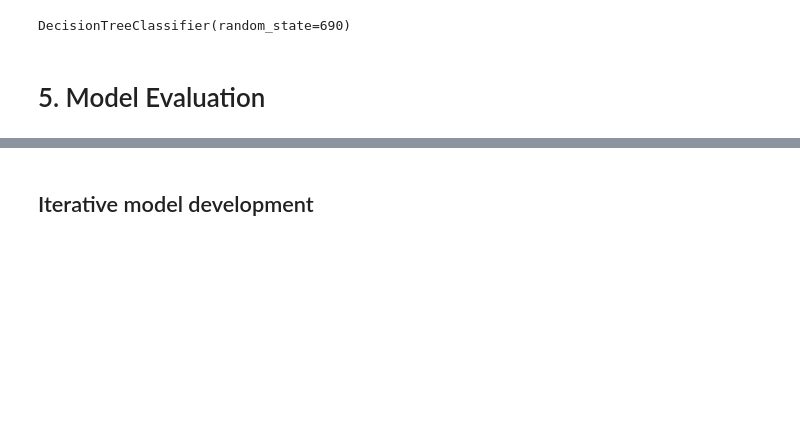
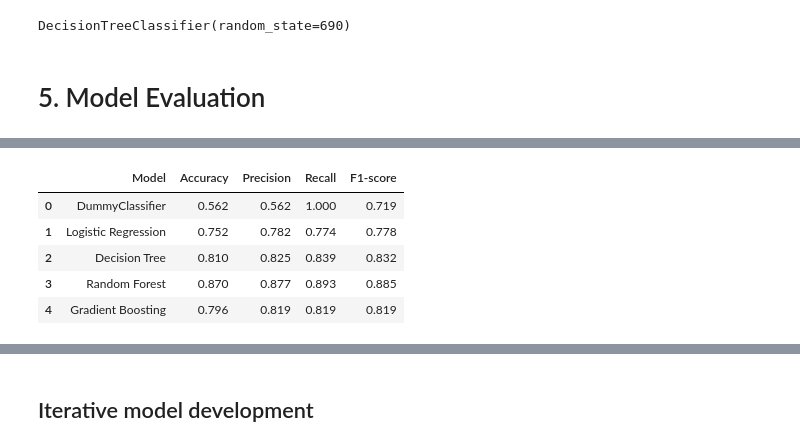
Before and after one commit to AnsonZhu8/MLDP_project, a Jupyter notebook: mldp_project_codes.ipynb, the cells around one changed output, grey strips where cells are left out. Cells and saved outputs as stored; diff of their text form; code cells hidden in the pictures; blank space fills up the shorter version.

```diff
--- a/mldp_project_codes.ipynb
+++ b/mldp_project_codes.ipynb
@@ -421,0 +470,42 @@ y_pred_dt = dt.predict(X_test)
+# %%
+#using accuracy percision, recall and F1-score to evaluate each model's performance
+
+
+
+from sklearn.metrics import accuracy_score, precision_score, recall_score, f1_score
+
+results = []
+
+models = {
+    "DummyClassifier" : y_pred_dummy,
+    "Logistic Regression": y_pred_logr,
+    "Decision Tree": y_pred_dt,
+    "Random Forest": y_pred_rf,
+    "Gradient Boosting": y_pred_gbt
+}
+
+for model_name, y_pred in models.items():
+
+
+    results.append({
+        "Model": model_name,
+        "Accuracy": accuracy_score(y_test, y_pred),
+        "Precision": precision_score(y_test, y_pred),
+        "Recall": recall_score(y_test, y_pred),
+        "F1-score": f1_score(y_test, y_pred),
+
+
+    })
+
+results_df = pd.DataFrame(results)
+
+results_df = results_df.round(3)
+
+results_df
+# %% [output]
+|  | Model | Accuracy | Precision | Recall | F1-score |
+| 0 | DummyClassifier | 0.562 | 0.562 | 1.000 | 0.719 |
+| 1 | Logistic Regression | 0.752 | 0.782 | 0.774 | 0.778 |
+| 2 | Decision Tree | 0.810 | 0.825 | 0.839 | 0.832 |
+| 3 | Random Forest | 0.870 | 0.877 | 0.893 | 0.885 |
+| 4 | Gradient Boosting | 0.796 | 0.819 | 0.819 | 0.819 |
```
Also changed, not shown: parts of 4 cells of this notebook.
